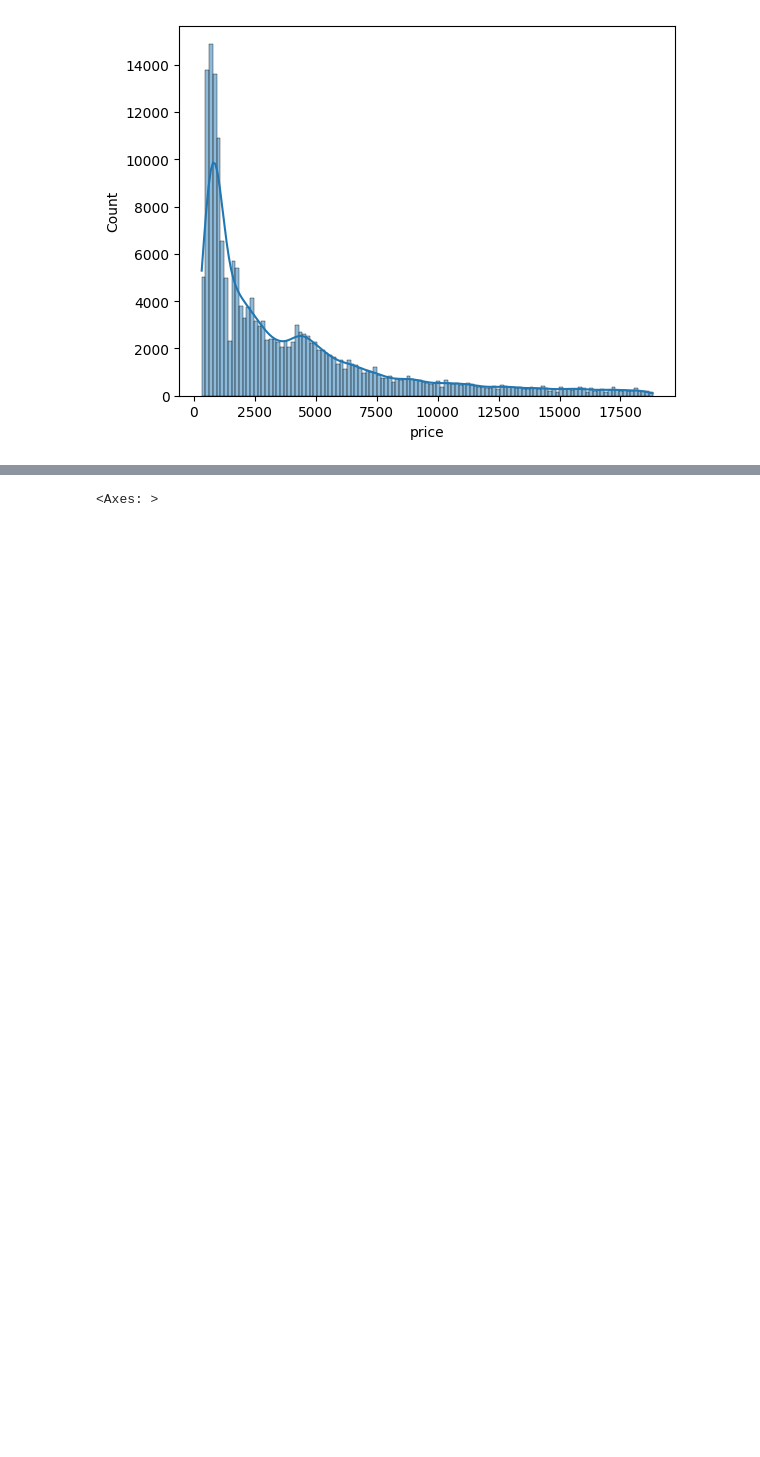
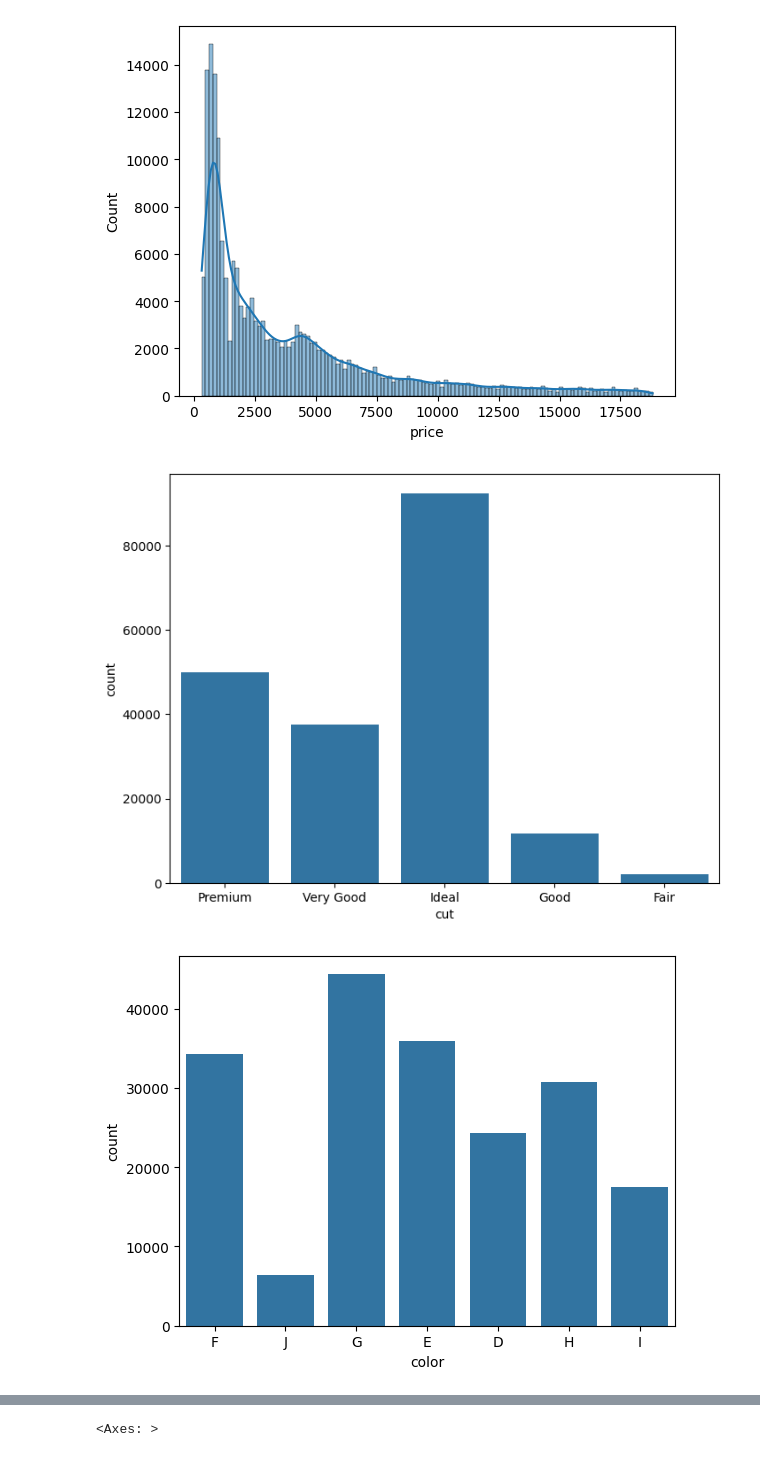
Before and after one commit to Simmisingh3/end_to_end_ML, a Jupyter notebook: notebooks/EDA.ipynb, the cells around one changed output, grey strips where cells are left out. Saved outputs shown, nothing was run; the diff lists cells and outputs as text; code cells hidden in the pictures; blank space fills up the shorter version.

```diff
--- a/notebooks/EDA.ipynb
+++ b/notebooks/EDA.ipynb
@@ -249,3 +253,15 @@ for col in numerical_column:
 # %%
 # Categorical data
 # Assignment - take all the Categorical column, plot either bar or count plot
+# %%
+import seaborn as sns
+import matplotlib.pyplot as plt
+plt.figure(figsize=(8,6))
+
+for col1 in categorical_column:
+    sns.countplot(data = data, x=col1)
+    print("\n")
+    plt.show()
+# %% [output]
+[figure, added]
+[figure, added]
```
Also changed, not shown: parts of 8 cells of this notebook, 1 other file.
